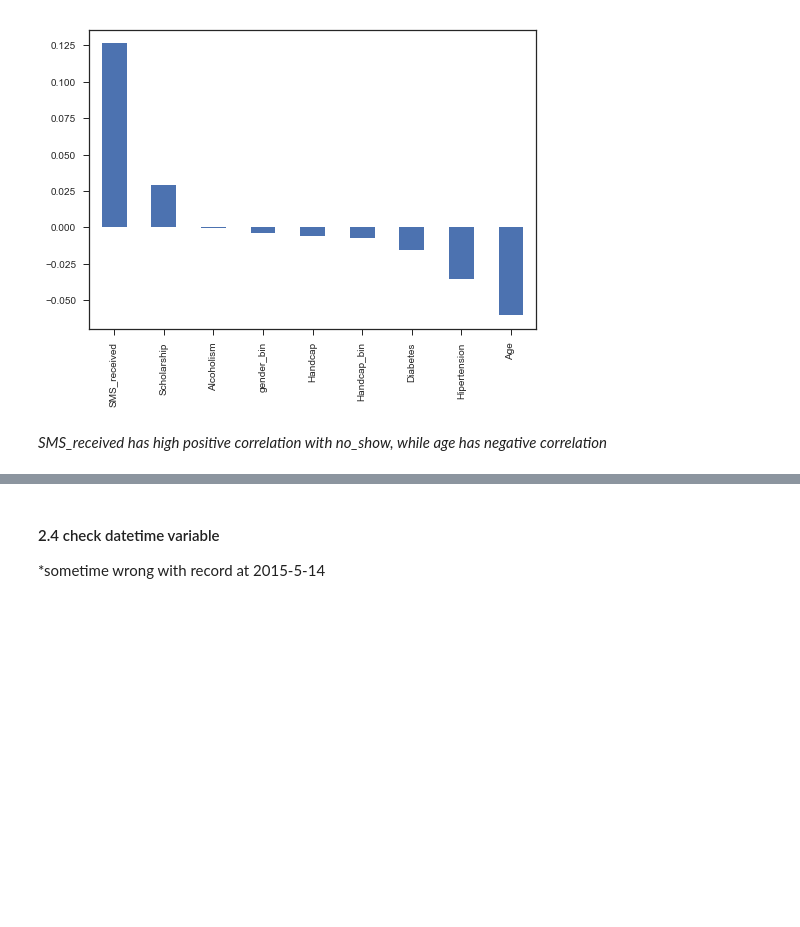
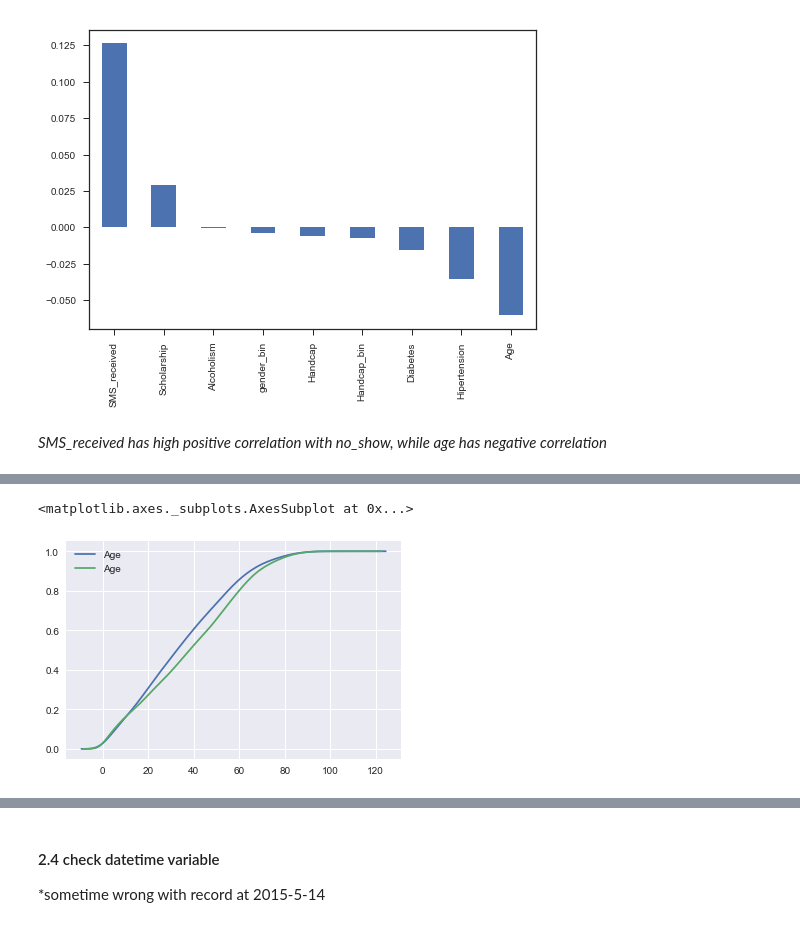
Before and after one commit to wanggene/research, a Jupyter notebook: P06_MedicalAppointment/PML_03_Medical_Appointment.ipynb, the cells around one changed output, grey strips where cells are left out. Drawn from its saved outputs; the diff is of its cells as text; code cells hidden in the pictures; blank space fills up the shorter version.

```diff
--- a/P06_MedicalAppointment/PML_03_Medical_Appointment.ipynb
+++ b/P06_MedicalAppointment/PML_03_Medical_Appointment.ipynb
@@ -219,0 +236,6 @@ appoint.corr().no_show_bin.sort_values(ascending=False)[1:].plot(kind='bar')
+# %%
+sns.kdeplot(appoint.loc[appoint.no_show_bin==1, 'Age'], cumulative=True )
+sns.kdeplot(appoint.loc[appoint.no_show_bin==0, 'Age'], cumulative=True )
+# %% [output]
+<matplotlib.axes._subplots.AxesSubplot at 0x...>
+[figure, added]
```
Also changed, not shown: parts of 18 cells of this notebook.
